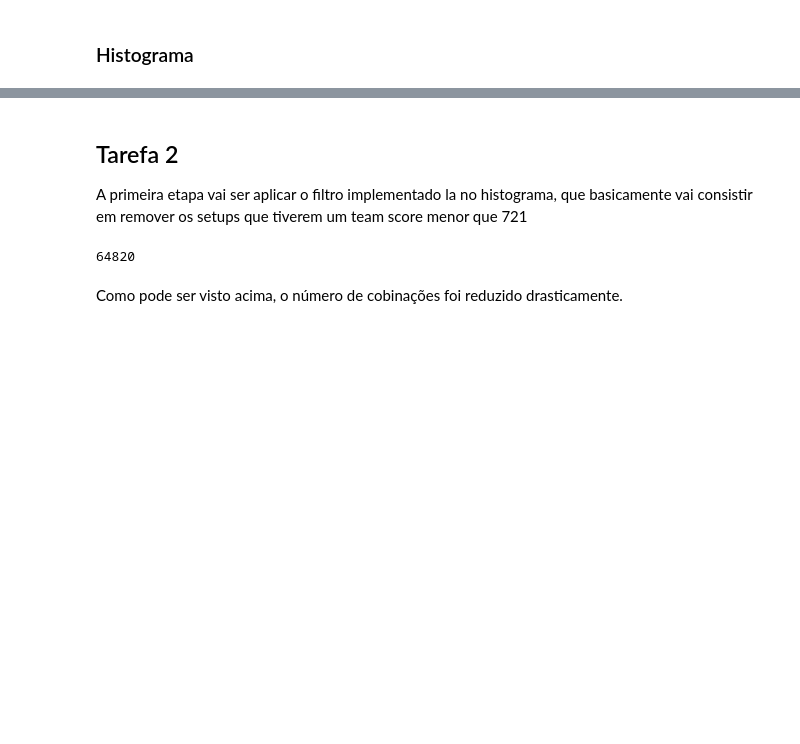
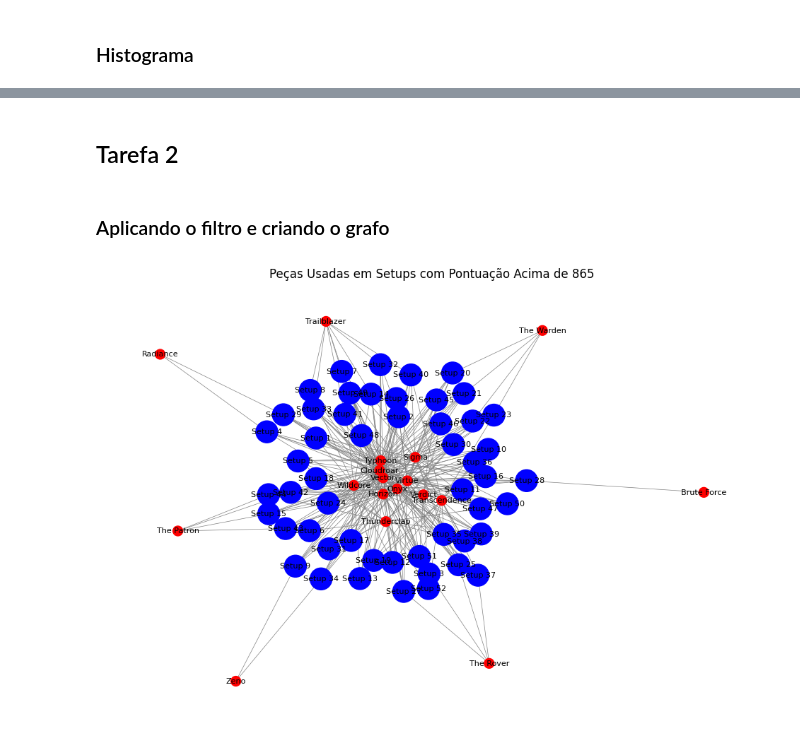
Before and after one commit to rikdantas/Algoritmos-Estruturas-Dados-II, a Jupyter notebook: week06/week06_T1U2.ipynb, the cells around one changed output, grey strips where cells are left out. Saved outputs shown, nothing was run; the diff lists cells and outputs as text; code cells hidden in the pictures; blank space fills up the shorter version.

Commit message:
Atualizando código e enviando segunda tarefa

```diff
--- a/week06/week06_T1U2.ipynb
+++ b/week06/week06_T1U2.ipynb
@@ -237,17 +164,4 @@ Foi usado o terceiro quartil, pois como nossa motivação é ver quais são as m
-# %% [markdown]
-## Tarefa 2
-A primeira etapa vai ser aplicar o filtro implementado la no histograma, que basicamente vai consistir em remover os setups que tiverem um team score menor que 721
-# %%
-# Criando uma cópia do dicionário original
-team_scores_pontuacao_filtrado = team_scores_pontuacao.copy()
-
-# Percorra o dicionário e remova os itens que estejam abaixo do terceiro quartil
-for chave, valor in team_scores_pontuacao.items():
-    if valor < 721:
-        del team_scores_pontuacao_filtrado[chave]
-
-len(team_scores_pontuacao_filtrado)
-# %% [output]
-64820
-# %% [markdown]
-Como pode ser visto acima, o número de cobinações foi reduzido drasticamente.
+# %% [markdown]
+## Tarefa 2
+# %% [markdown]
+### Aplicando o filtro e criando o grafo
@@ -253,0 +202,41 @@ Como pode ser visto acima, o número de cobinações foi reduzido drasticamente.
+# %%
+# Crie um novo grafo para representar as peças usadas
+pieces_graph = nx.Graph()
+
+# Itere sobre os nós de "Team Score" que atendem ao critério de pontuação acima do limite de redução
+setup_count = 1
+for node_name, data in G.nodes(data=True):
+    if data['score'] > limite_reducao:
+        # Obtenha a lista de peças usadas neste Team Score
+        used_pieces = data['parts']
+
+        # Renomeie o Team Score para "Setup x"
+        setup_name = f"Setup {setup_count}"
+        pieces_graph.add_node(setup_name, color='blue', size=500)
+
+        # Adicione as peças como nós vermelhos
+        pieces_graph.add_nodes_from(used_pieces, color='red', size=100)
+
+        # Conecte as peças ao novo nome do setup
+        for piece in used_pieces:
+            pieces_graph.add_edge(setup_name, piece)
+
+        setup_count += 1
+
+# Organize o grafo para uma melhor visualização
+pos = nx.spring_layout(pieces_graph, k=0.3)
+
+# Extraia os tamanhos e cores dos nós
+node_sizes = [data['size'] for _, data in pieces_graph.nodes(data=True)]
+node_colors = [data['color'] for _, data in pieces_graph.nodes(data=True)]
+
+# Desenhe o grafo
+plt.figure(figsize=(12, 8))
+nx.draw_networkx_nodes(pieces_graph, pos, node_color=node_colors, node_size=node_sizes)
+nx.draw_networkx_labels(pieces_graph, pos, font_size=8, font_color='black')
+nx.draw_networkx_edges(pieces_graph, pos, edge_color='gray', width=0.5, arrows=False)
+plt.title(f"Peças Usadas em Setups com Pontuação Acima de {limite_reducao}")
+plt.axis('off')
+plt.show()
+# %% [output]
+[figure, added]
```
Also changed, not shown: parts of 10 cells of this notebook.
